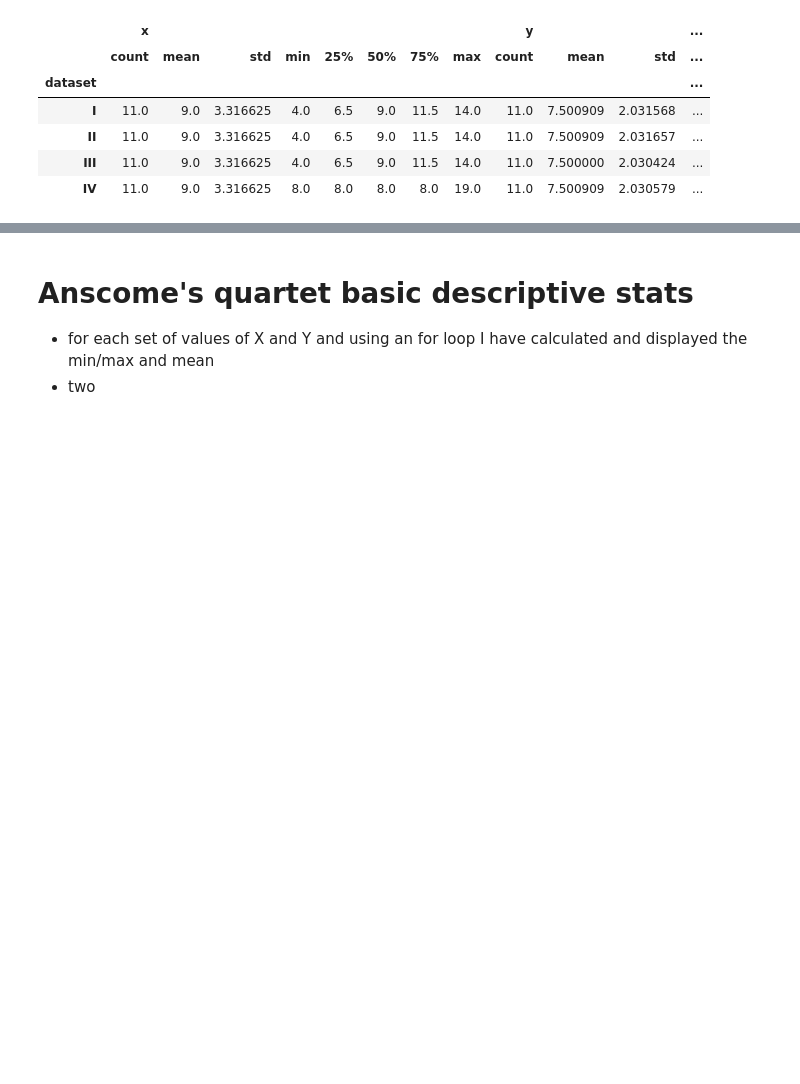
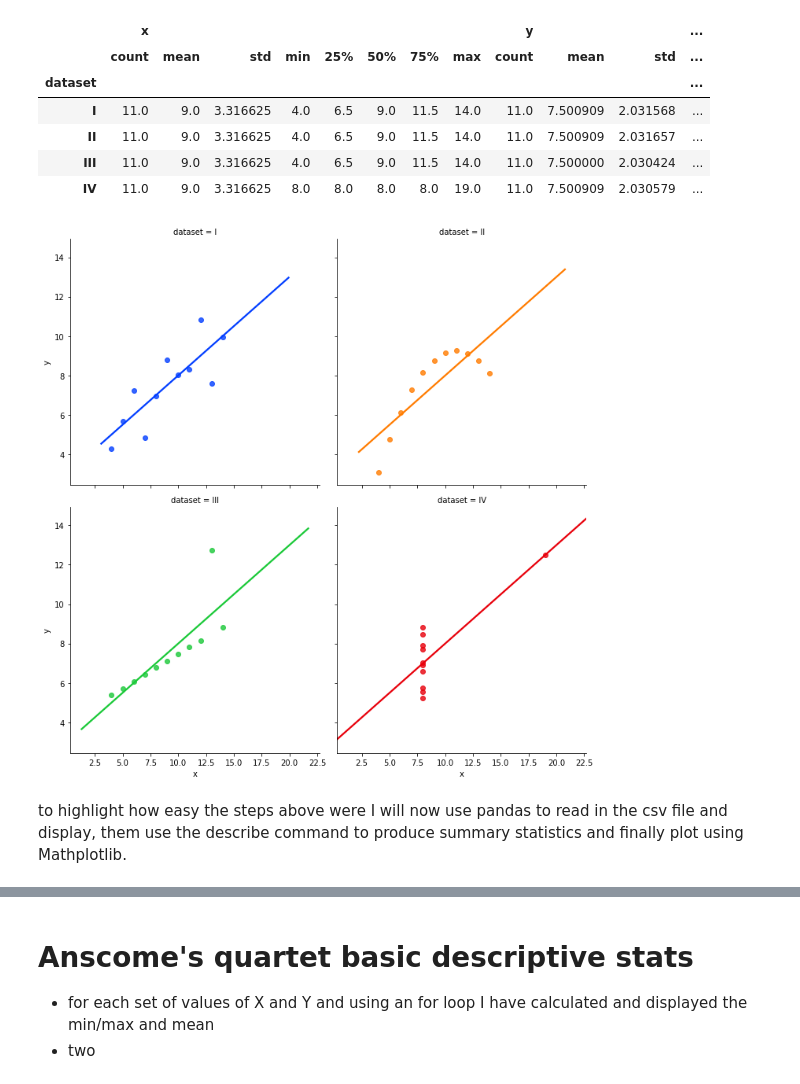
Before and after one commit to Hudsonsue/Anscombes_q, a Jupyter notebook: Anscombes_quartet.ipynb, the cells around one changed output, grey strips where cells are left out. Saved outputs shown, nothing was run; the diff lists cells and outputs as text; code cells hidden in the pictures; blank space fills up the shorter version.

Commit message:
re ordering and tidy up of plots and stats

```diff
--- a/Anscombes_quartet.ipynb
+++ b/Anscombes_quartet.ipynb
@@ -79 +94,11 @@ import pandas as pd
+# %%
+#plot graphs of the datasets using seaborn plots#
+sns.lmplot(x="x", y="y", col="dataset", hue="dataset", data=data,
+           col_wrap=2, ci=None, palette="bright", height=5)
+
+plt.show()
+# %% [output]
+[figure, added]
+# %% [markdown]
+to highlight how easy the steps above were I will now use pandas to read in the csv file and display, them use the describe command to produce summary statistics and finally plot using Mathplotlib.
 # %%
```
Also changed, not shown: parts of 23 cells of this notebook.
